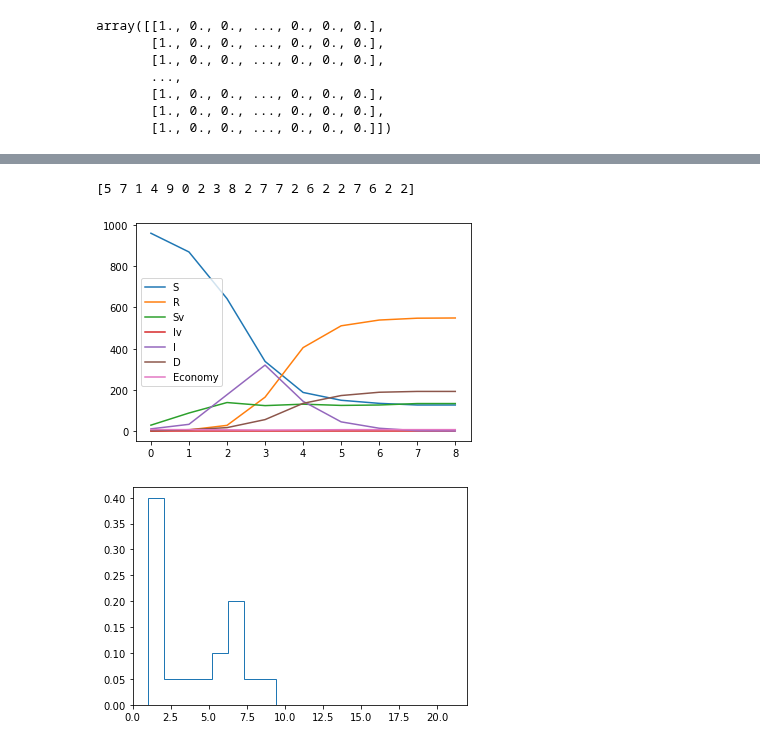
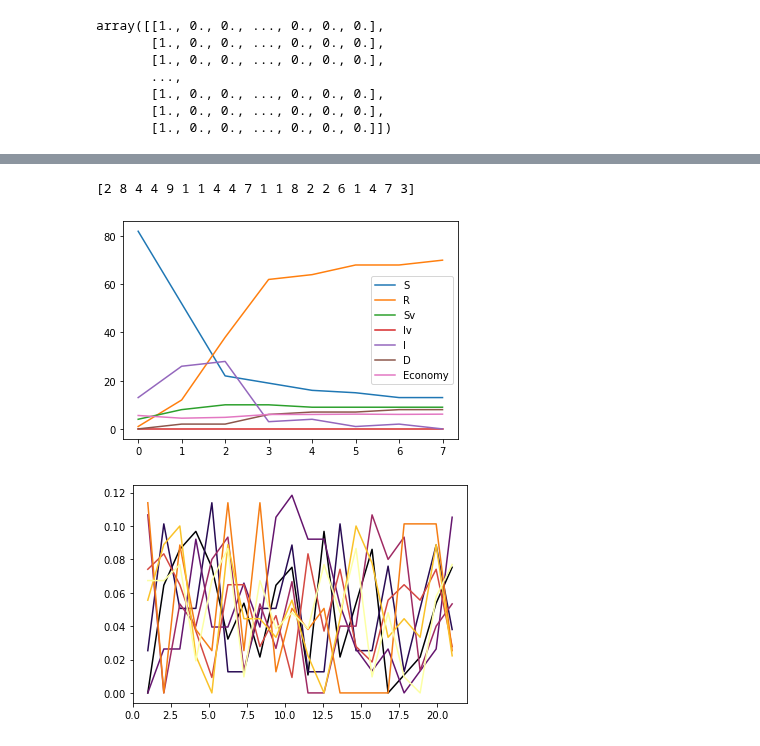
Before and after one commit to Aramatos/PandemicModel, a Jupyter notebook: RL test.ipynb, the cells around one changed output, grey strips where cells are left out. Cells and saved outputs as stored; diff of their text form; code cells hidden in the pictures.

Commit message:
PLOTS

```diff
--- a/RL test.ipynb
+++ b/RL test.ipynb
@@ -209,0 +197,3 @@ print(f"mean_reward:{mean_reward:.2f} +/- {std_reward:.2f}")
+# %%
+model.save("Japan_death")
+Japan_death = PPO.load("Japan_death")
@@ -210,12 +209,12 @@ print(f"mean_reward:{mean_reward:.2f} +/- {std_reward:.2f}")
 # %%
-env = PanEnv(size=1000,distribution='Japan')
+env = PanEnv(size=100,distribution='Japan')
 obs = env.reset()
 done = False
 obs_storage = []
 rewards_storage = []
 action_storage = []
 while not done:
-    action, _states = model.predict(obs)
+    action, _states = Japan_death.predict(obs)
     obs, rewards, done, info = env.step(action)
     obs_storage.append(obs)
     rewards_storage.append(rewards)
@@ -251,15 +222,48 @@ def show_actions(actions):
-# %%
-print(action_storage[0])
-# %% [output]
-[5 7 1 4 9 0 2 3 8 2 7 7 2 6 2 2 7 6 2 2]
-# %%
-show_pandemic(obs_storage)
-n, x, _ = plt.hist(action_storage[0], bins=np.linspace(1, 21, 20),
-                   histtype=u'step', density=True)
-plt.show()
-# %% [output]
-[figure, removed]
-[figure, removed]
+# %%
+def get_sums(obs,index):
+    sums = []
+    for i in np.arange(0,len(obs)):
+        sums.append(np.sum(obs_storage[i][:,index]))
+    return sums
+def show_pandemic(obs):
+    all_sums = []
+    for i in np.arange(0,7):
+        all_sums.append(get_sums(obs,i))
+    sval,ival,rval,vsval,vival,dval,economy_list = all_sums[0],all_sums[1],all_sums[2],all_sums[3],all_sums[4],all_sums[5],all_sums[6]
+    tlist = np.arange(0,len(obs))
+    plt.figure()
+    plt.plot(tlist, sval, label = "S")
+    plt.plot(tlist, rval, label = "R")
+    plt.plot(tlist, vsval, label = "Sv")
+    plt.plot(tlist, vival, label = "Iv")
+    plt.plot(tlist, ival, label = "I")
+    plt.plot(tlist, dval, label = "D")
+    plt.plot(tlist,economy_list, label = "Economy")
+    plt.legend()
+    plt.show()
+def show_actions(actions):
+    eps = len(actions)
+
+    color_pos = np.linspace(0,1,eps)
+    cmap = mpl.cm.get_cmap('inferno')
+    colors = [cmap(pos) for pos in color_pos]
+
+
+    plt.figure()
+    for i in np.arange(0,eps):
+        #hist = np.histogram(actions[i],bins = np.linspace(1,21,20))
+        plt.plot(np.linspace(1,21,20),actions[i]/np.sum(actions[i]),color=colors[i],label='t = str(i)')
+    plt.show()
+# %%
+print(action_storage[1])
+# %% [output]
+[2 8 4 4 9 1 1 4 4 7 1 1 8 2 2 6 1 4 7 3]
+# %%
+show_pandemic(obs_storage)
+show_actions(action_storage)
+# %% [output]
+[figure, added]
+[figure, added]
 # %%
 #split into learning and testing
 model.learn(total_timesteps = 5000)
```
Also changed, not shown: parts of 13 cells of this notebook, 4 other files.
